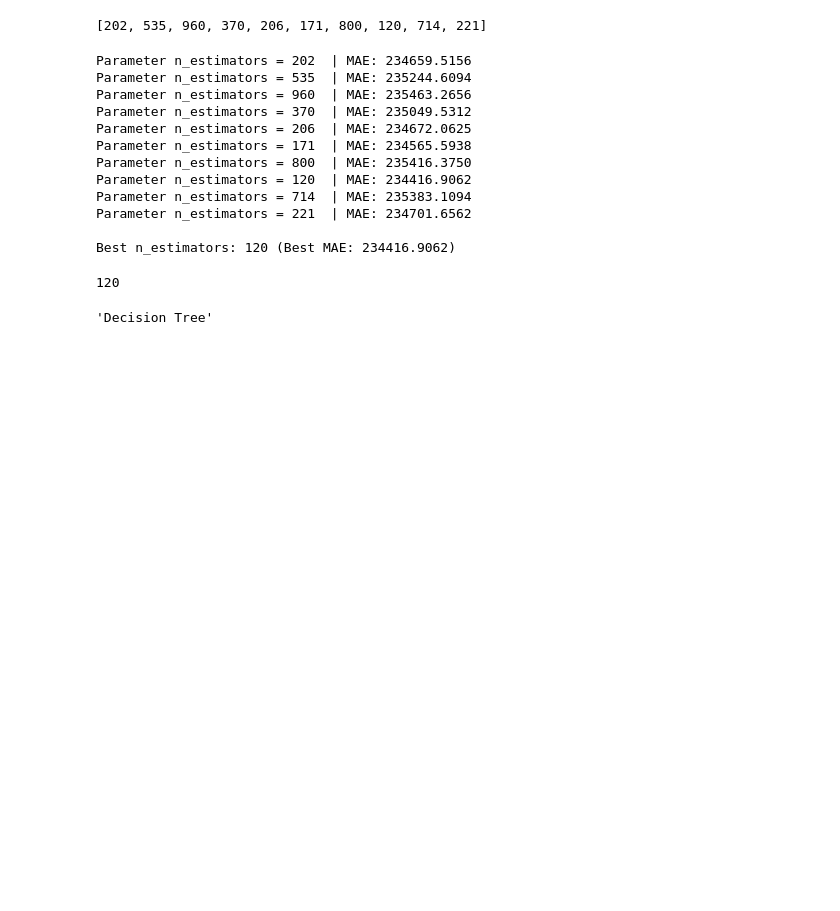
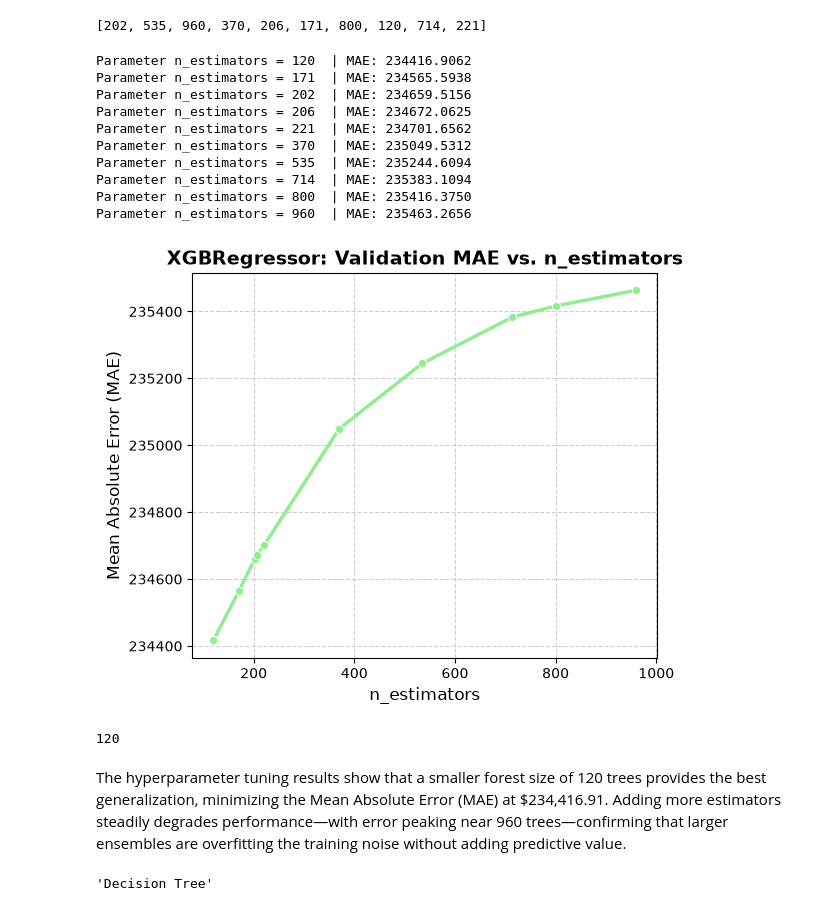
Before and after one commit to coretlwww/mortgage-prediction, a Jupyter notebook: Untitled-1.ipynb, the cells around one changed output. Drawn from its saved outputs; the diff is of its cells as text; code cells hidden in the pictures; blank space fills up the shorter version.

```diff
--- a/Untitled-1.ipynb
+++ b/Untitled-1.ipynb
@@ -479,19 +507,21 @@ estimators_list
 # %% [output]
 [202, 535, 960, 370, 206, 171, 800, 120, 714, 221]
 # %%
-find_best_param(XGBRegressor, 'n_estimators', estimators_list, X_train, y_train, X_val, y_val, learning_rate=0.05, n_jobs=4)
+# Execute the hyperparameter tuning function to find the optimal n_estimators for an XGBoost Regressor
+plot_param_vs_mae(XGBRegressor, 'n_estimators', estimators_list, X_train, y_train, X_val, y_val, learning_rate=0.05, n_jobs=4)
 # %% [output]
+Parameter n_estimators = 120  | MAE: 234416.9062
+Parameter n_estimators = 171  | MAE: 234565.5938
 Parameter n_estimators = 202  | MAE: 234659.5156
+Parameter n_estimators = 206  | MAE: 234672.0625
+Parameter n_estimators = 221  | MAE: 234701.6562
+Parameter n_estimators = 370  | MAE: 235049.5312
 Parameter n_estimators = 535  | MAE: 235244.6094
+Parameter n_estimators = 714  | MAE: 235383.1094
+Parameter n_estimators = 800  | MAE: 235416.3750
 Parameter n_estimators = 960  | MAE: 235463.2656
-Parameter n_estimators = 370  | MAE: 235049.5312
-Parameter n_estimators = 206  | MAE: 234672.0625
-Parameter n_estimators = 171  | MAE: 234565.5938
-Parameter n_estimators = 800  | MAE: 235416.3750
-Parameter n_estimators = 120  | MAE: 234416.9062
-Parameter n_estimators = 714  | MAE: 235383.1094
-Parameter n_estimators = 221  | MAE: 234701.6562
-
-Best n_estimators: 120 (Best MAE: 234416.9062)
+[figure, added]
 120
+# %% [markdown]
+The hyperparameter tuning results show that a smaller forest size of 120 trees provides the best generalization, minimizing the Mean Absolute Error (MAE) at $234,416.91. Adding more estimators steadily degrades performance—with error peaking near 960 trees—confirming that larger ensembles are overfitting the training noise without adding predictive value.
 # %%
```
Also changed, not shown: parts of 23 cells of this notebook.
